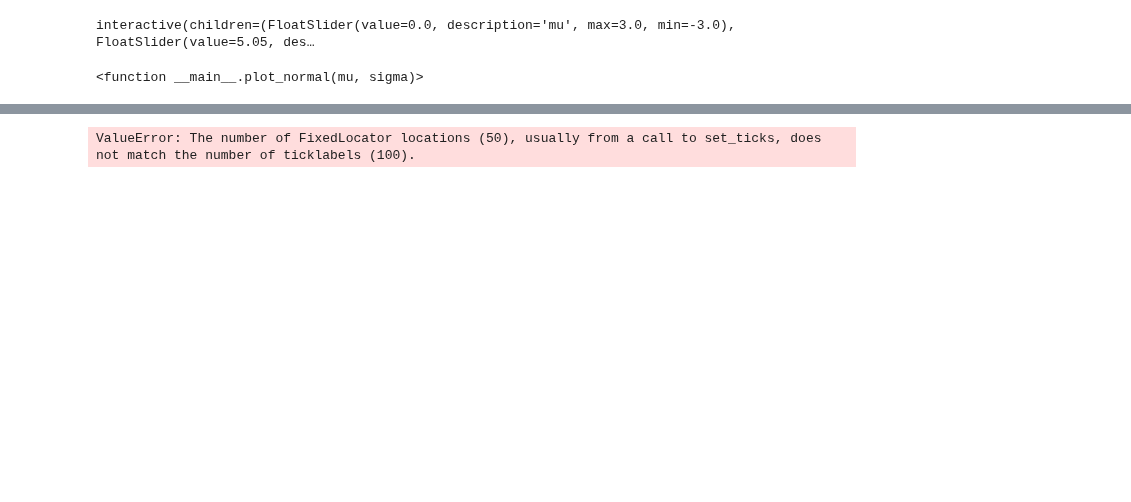
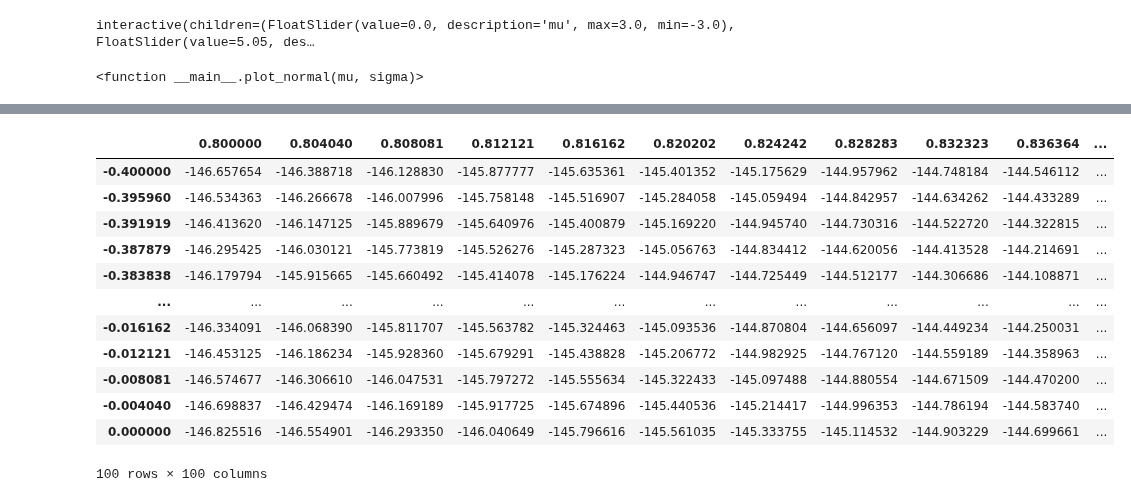
Before and after one commit to nipunbatra/pml-teaching, a Jupyter notebook: notebooks/mle-univariate.ipynb, the cells around one changed output, grey strips where cells are left out. Cells and saved outputs as stored; diff of their text form; code cells hidden in the pictures; blank space fills up the shorter version.

```diff
--- a/notebooks/mle-univariate.ipynb
+++ b/notebooks/mle-univariate.ipynb
@@ -374,9 +369,16 @@ plot_lls(mus, sigmas, lls)
-# %%
-import seaborn as sns
-fig, ax = plt.subplots(figsize=(10, 10))
-sns.heatmap(lls, annot=True, fmt=".2f", linewidths=.5, cmap="YlGnBu")
-# Put the xlabel and ylabel from mus ans sigmas
-ax.set_xticklabels(mus.numpy())
-ax.set_yticklabels(sigmas.numpy())
-# %% [output]
-ValueError: The number of FixedLocator locations (50), usually from a call to set_ticks, does not match the number of ticklabels (100).
+# %%
+pd.DataFrame(lls, index=mus.numpy(), columns=sigmas.numpy())
+# %% [output]
+|  | 0.800000 | 0.804040 | 0.808081 | 0.812121 | 0.816162 | 0.820202 | 0.824242 | 0.828283 | 0.832323 | 0.836364 | ... |
+| -0.400000 | -146.657654 | -146.388718 | -146.128830 | -145.877777 | -145.635361 | -145.401352 | -145.175629 | -144.957962 | -144.748184 | -144.546112 | ... |
+| -0.395960 | -146.534363 | -146.266678 | -146.007996 | -145.758148 | -145.516907 | -145.284058 | -145.059494 | -144.842957 | -144.634262 | -144.433289 | ... |
+| -0.391919 | -146.413620 | -146.147125 | -145.889679 | -145.640976 | -145.400879 | -145.169220 | -144.945740 | -144.730316 | -144.522720 | -144.322815 | ... |
+| -0.387879 | -146.295425 | -146.030121 | -145.773819 | -145.526276 | -145.287323 | -145.056763 | -144.834412 | -144.620056 | -144.413528 | -144.214691 | ... |
+| -0.383838 | -146.179794 | -145.915665 | -145.660492 | -145.414078 | -145.176224 | -144.946747 | -144.725449 | -144.512177 | -144.306686 | -144.108871 | ... |
+| ... | ... | ... | ... | ... | ... | ... | ... | ... | ... | ... | ... |
+| -0.016162 | -146.334091 | -146.068390 | -145.811707 | -145.563782 | -145.324463 | -145.093536 | -144.870804 | -144.656097 | -144.449234 | -144.250031 | ... |
+| -0.012121 | -146.453125 | -146.186234 | -145.928360 | -145.679291 | -145.438828 | -145.206772 | -144.982925 | -144.767120 | -144.559189 | -144.358963 | ... |
+| -0.008081 | -146.574677 | -146.306610 | -146.047531 | -145.797272 | -145.555634 | -145.322433 | -145.097488 | -144.880554 | -144.671509 | -144.470200 | ... |
+| -0.004040 | -146.698837 | -146.429474 | -146.169189 | -145.917725 | -145.674896 | -145.440536 | -145.214417 | -144.996353 | -144.786194 | -144.583740 | ... |
+| 0.000000 | -146.825516 | -146.554901 | -146.293350 | -146.040649 | -145.796616 | -145.561035 | -145.333755 | -145.114532 | -144.903229 | -144.699661 | ... |
+100 rows × 100 columns
```
Also changed, not shown: parts of 7 cells of this notebook.
